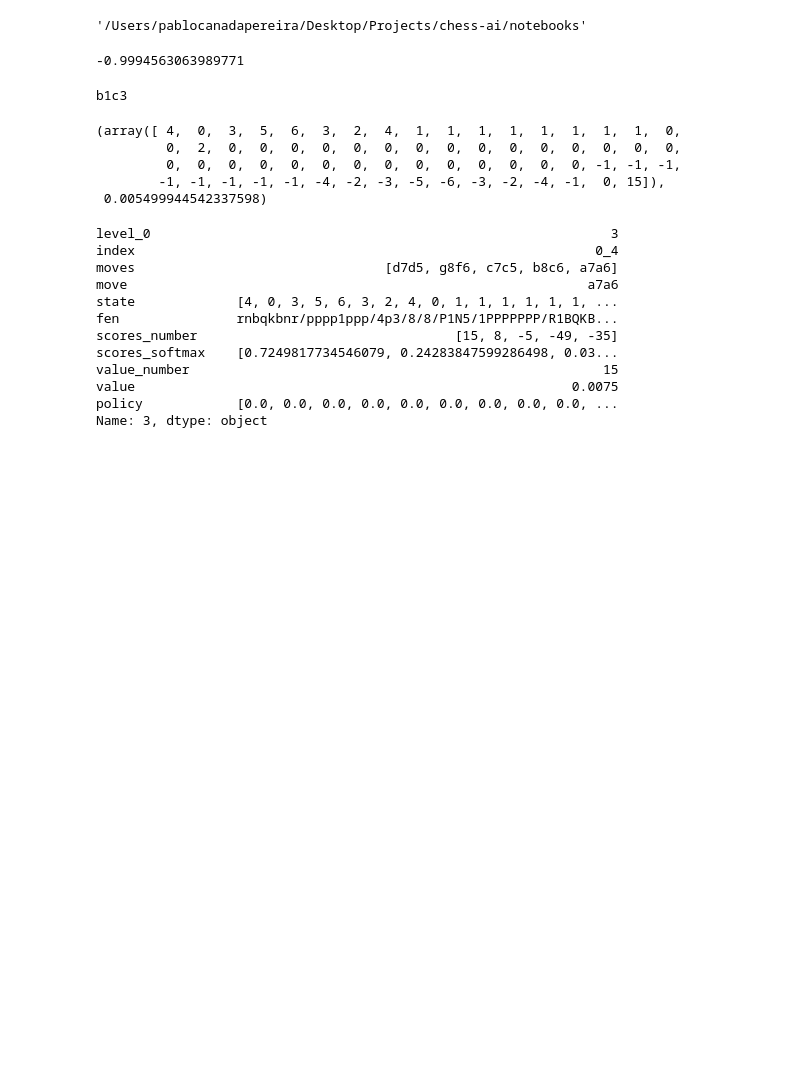
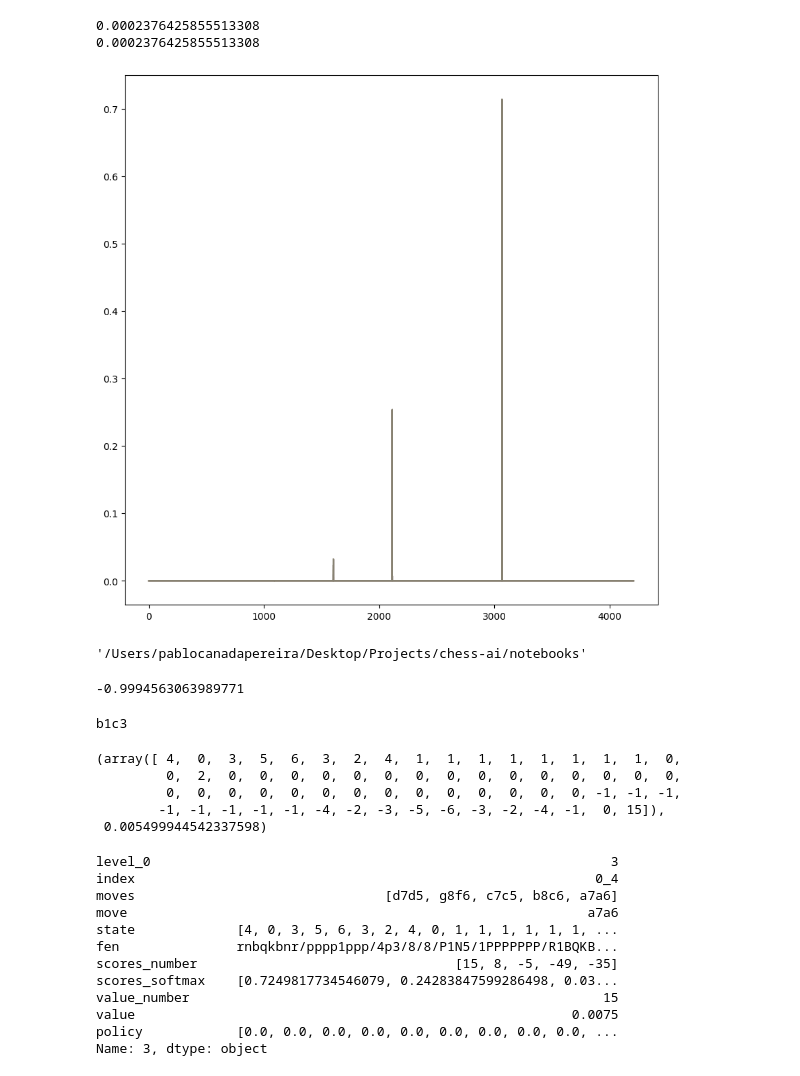
Before and after one commit to pacanada/chess-ai, a Jupyter notebook: notebooks/2022_21_11_check_supervised_dataset.ipynb, the cells around one changed output. Cells and saved outputs as stored; diff of their text form; code cells hidden in the pictures; blank space fills up the shorter version.

```diff
--- a/notebooks/2022_21_11_check_supervised_dataset.ipynb
+++ b/notebooks/2022_21_11_check_supervised_dataset.ipynb
@@ -12,3 +114,16 @@ from pathlib import Path
+# %%
+plt.figure(figsize=(10,10))
+list_mean = []
+for i in range(40):
+    plt.plot(buffer[buffer.hash_state==hash_state].iloc[i].policy, alpha=0.1)
+    #print(buffer[buffer.hash_state==hash_state].iloc[i].value)
+    list_mean.append(buffer[buffer.hash_state==hash_state].iloc[i].policy.mean())
+print(max(list_mean))
+print(min(list_mean))
+# %% [output]
+0.0002376425855513308
+0.0002376425855513308
+[figure, added]
 # %%
 import os
 os.getcwd()
```
Also changed, not shown: parts of 14 cells of this notebook, 9 other files.
